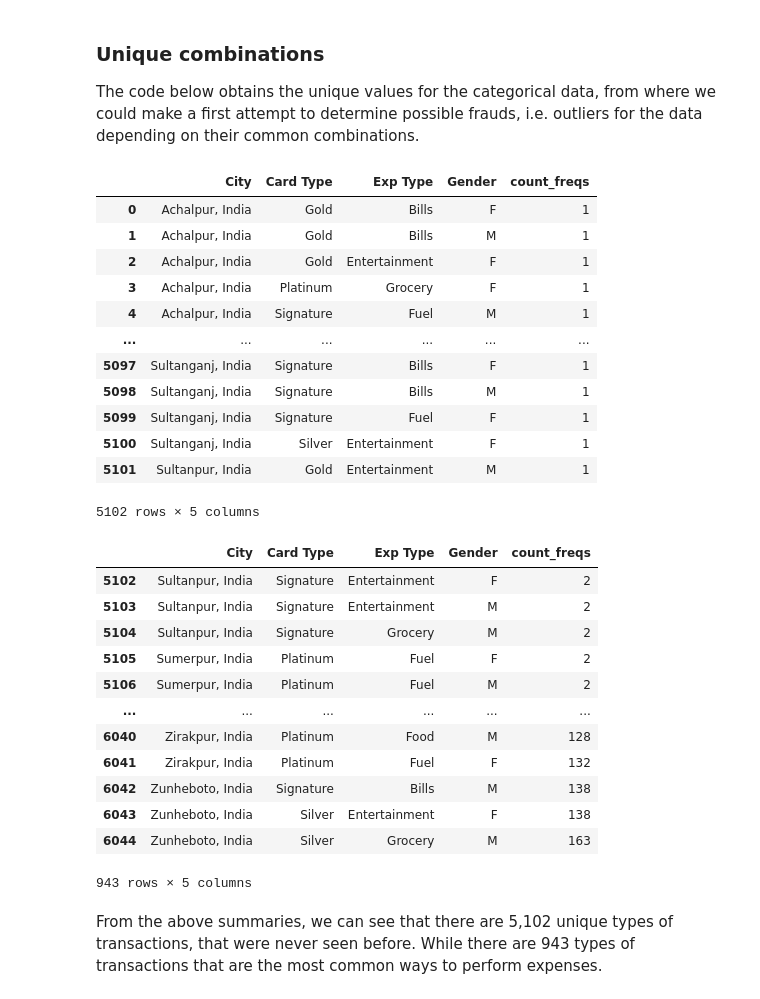
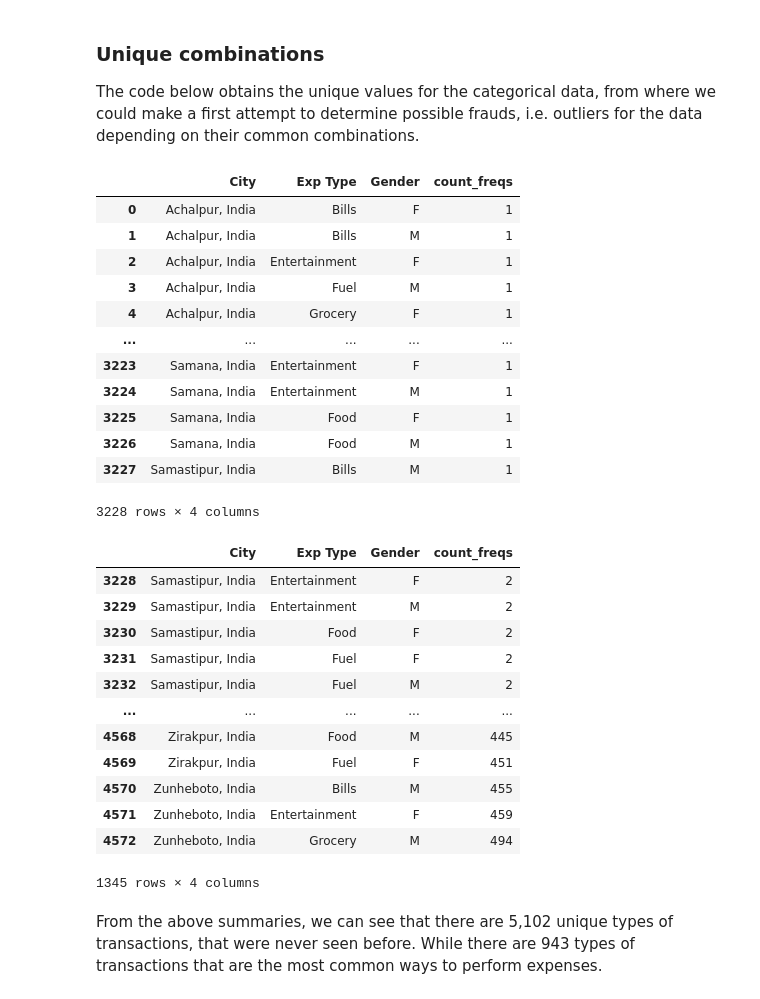
Before and after one commit to LaloLoop/prog8420-egs-solutions, a Jupyter notebook: bank-transactions-analysis/bank-transaction.ipynb, the cells around one changed output. Saved outputs shown, nothing was run; the diff lists cells and outputs as text; code cells hidden in the pictures.

```diff
--- a/bank-transactions-analysis/bank-transaction.ipynb
+++ b/bank-transactions-analysis/bank-transaction.ipynb
@@ -286,46 +290,46 @@ This section focuses on detecting possible fraud transactions for the data provi
 ### Unique combinations
 The code below obtains the unique values for the categorical data, from where we could make a first attempt to determine possible frauds, i.e. outliers for the data depending on their common combinations.
 # %%
-bank_slice = bank_data[['City', 'Card Type', 'Exp Type', 'Gender']]
+bank_slice = bank_data[['City', 'Exp Type', 'Gender']]
 bank_counts = bank_slice.value_counts(ascending=True)
 count_freqs = dict(bank_counts)
-bank_grouped = bank_slice.groupby(['City', 'Card Type', 'Exp Type', 'Gender']).count().reset_index()
+bank_grouped = bank_slice.groupby(['City', 'Exp Type', 'Gender']).count().reset_index()
 
 bank_grouped.loc[:, 'count_freqs'] = count_freqs.keys()
 bank_grouped['count_freqs'] = bank_grouped['count_freqs'].map(count_freqs)
 
 unique_transactions = bank_grouped[bank_grouped.count_freqs == 1]
 common_transactions = bank_grouped[bank_grouped.count_freqs > 1]
 
 display(unique_transactions)
 display(common_transactions)
 # %% [output]
-|  | City | Card Type | Exp Type | Gender | count_freqs |
-| 0 | Achalpur, India | Gold | Bills | F | 1 |
-| 1 | Achalpur, India | Gold | Bills | M | 1 |
-| 2 | Achalpur, India | Gold | Entertainment | F | 1 |
-| 3 | Achalpur, India | Platinum | Grocery | F | 1 |
-| 4 | Achalpur, India | Signature | Fuel | M | 1 |
-| ... | ... | ... | ... | ... | ... |
-| 5097 | Sultanganj, India | Signature | Bills | F | 1 |
-| 5098 | Sultanganj, India | Signature | Bills | M | 1 |
-| 5099 | Sultanganj, India | Signature | Fuel | F | 1 |
-| 5100 | Sultanganj, India | Silver | Entertainment | F | 1 |
-| 5101 | Sultanpur, India | Gold | Entertainment | M | 1 |
+|  | City | Exp Type | Gender | count_freqs |
+| 0 | Achalpur, India | Bills | F | 1 |
+| 1 | Achalpur, India | Bills | M | 1 |
+| 2 | Achalpur, India | Entertainment | F | 1 |
+| 3 | Achalpur, India | Fuel | M | 1 |
+| 4 | Achalpur, India | Grocery | F | 1 |
+| ... | ... | ... | ... | ... |
+| 3223 | Samana, India | Entertainment | F | 1 |
+| 3224 | Samana, India | Entertainment | M | 1 |
+| 3225 | Samana, India | Food | F | 1 |
+| 3226 | Samana, India | Food | M | 1 |
+| 3227 | Samastipur, India | Bills | M | 1 |
-5102 rows × 5 columns
+3228 rows × 4 columns
-|  | City | Card Type | Exp Type | Gender | count_freqs |
-| 5102 | Sultanpur, India | Signature | Entertainment | F | 2 |
-| 5103 | Sultanpur, India | Signature | Entertainment | M | 2 |
-| 5104 | Sultanpur, India | Signature | Grocery | M | 2 |
-| 5105 | Sumerpur, India | Platinum | Fuel | F | 2 |
-| 5106 | Sumerpur, India | Platinum | Fuel | M | 2 |
-| ... | ... | ... | ... | ... | ... |
-| 6040 | Zirakpur, India | Platinum | Food | M | 128 |
-| 6041 | Zirakpur, India | Platinum | Fuel | F | 132 |
-| 6042 | Zunheboto, India | Signature | Bills | M | 138 |
-| 6043 | Zunheboto, India | Silver | Entertainment | F | 138 |
-| 6044 | Zunheboto, India | Silver | Grocery | M | 163 |
+|  | City | Exp Type | Gender | count_freqs |
+| 3228 | Samastipur, India | Entertainment | F | 2 |
+| 3229 | Samastipur, India | Entertainment | M | 2 |
+| 3230 | Samastipur, India | Food | F | 2 |
+| 3231 | Samastipur, India | Fuel | F | 2 |
+| 3232 | Samastipur, India | Fuel | M | 2 |
+| ... | ... | ... | ... | ... |
+| 4568 | Zirakpur, India | Food | M | 445 |
+| 4569 | Zirakpur, India | Fuel | F | 451 |
+| 4570 | Zunheboto, India | Bills | M | 455 |
+| 4571 | Zunheboto, India | Entertainment | F | 459 |
+| 4572 | Zunheboto, India | Grocery | M | 494 |
-943 rows × 5 columns
+1345 rows × 4 columns
 # %% [markdown]
 From the above summaries, we can see that there are 5,102 unique types of transactions, that were never seen before. While there are 943 types of transactions that are the most common ways to perform expenses.
 # %%
```
Also changed, not shown: parts of 11 cells of this notebook.
